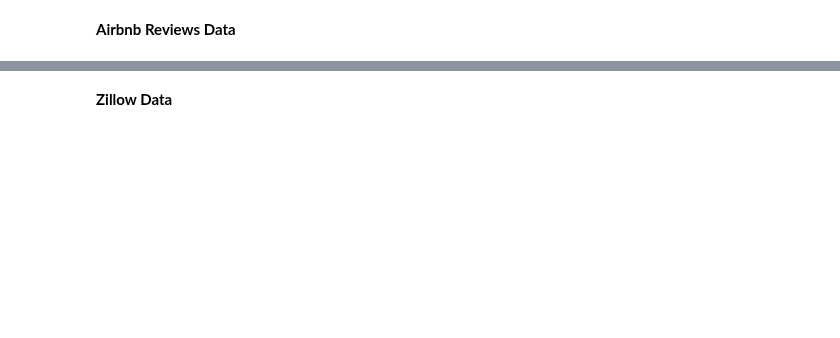
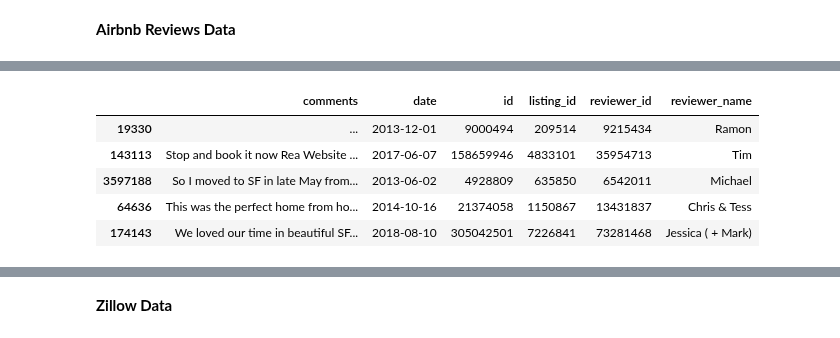
Before and after one commit to KishenSharma6/Airbnb-SF, a Jupyter notebook: Project Codes/03_Exploratory_Data_Analysis/12_27_2019_EDA.ipynb, the cells around one changed output, grey strips where cells are left out. Saved outputs shown, nothing was run; the diff lists cells and outputs as text; code cells hidden in the pictures; blank space fills up the shorter version.

```diff
--- a/Project Codes/03_Exploratory_Data_Analysis/12_27_2019_EDA.ipynb
+++ b/Project Codes/03_Exploratory_Data_Analysis/12_27_2019_EDA.ipynb
@@ -121,0 +79,9 @@ We will manually explore the Airbnb calendar data due to size(dataframe contains
+# %%
+display(reviews.head())
+# %% [output]
+|  | comments | date | id | listing_id | reviewer_id | reviewer_name |
+| 19330 | ... | 2013-12-01 | 9000494 | 209514 | 9215434 | Ramon |
+| 143113 | Stop and book it now Rea Website ... | 2017-06-07 | 158659946 | 4833101 | 35954713 | Tim |
+| 3597188 | So I moved to SF in late May from... | 2013-06-02 | 4928809 | 635850 | 6542011 | Michael |
+| 64636 | This was the perfect home from ho... | 2014-10-16 | 21374058 | 1150867 | 13431837 | Chris & Tess |
+| 174143 | We loved our time in beautiful SF... | 2018-08-10 | 305042501 | 7226841 | 73281468 | Jessica ( + Mark) |
```
Also changed, not shown: parts of 115 cells of this notebook.
